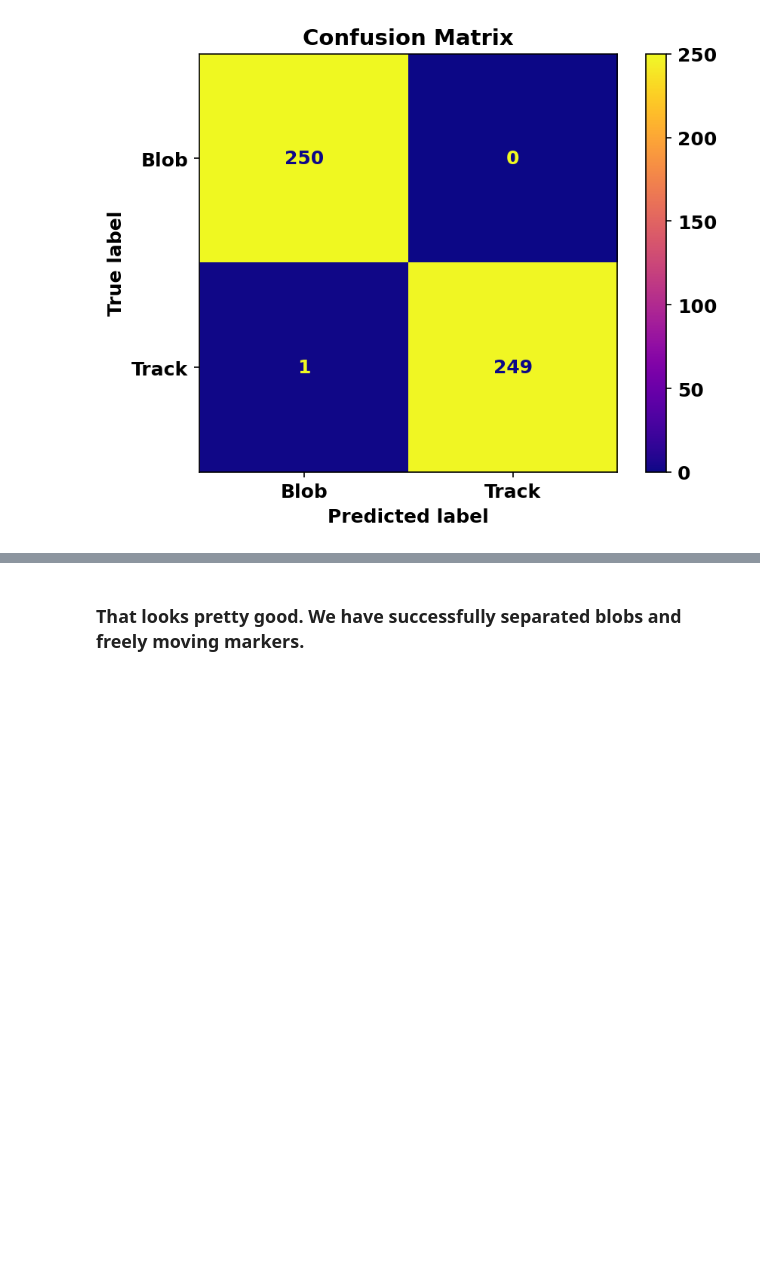
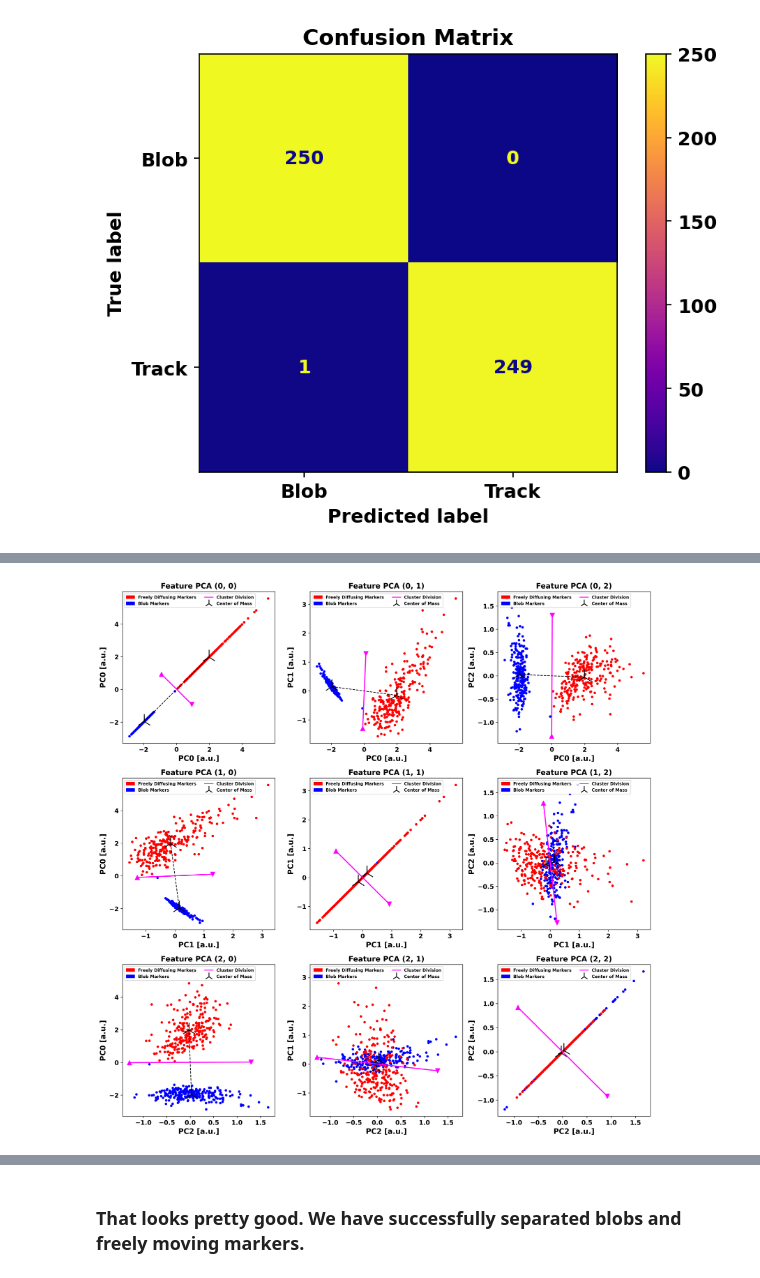
Before and after one commit to Eggeling-Lab-Microscope-Software/blob-B-gone, a Jupyter notebook: BlobBGone_Example.ipynb, the cells around one changed output, grey strips where cells are left out. Cells and saved outputs as stored; diff of their text form; code cells hidden in the pictures; blank space fills up the shorter version.

```diff
--- a/BlobBGone_Example.ipynb
+++ b/BlobBGone_Example.ipynb
@@ -250,3 +254,59 @@ plt.legend(handles=[red_patch, blue_patch, Division, CoM], fontsize = 8, loc = '
+# %%
+## Feature PCA 3 Components ##
+# If we wish to further disect the features, we can use the PCA algorithm to reduce the dimensionality to only 3 components
+# We thus gain a bit mroe insight into the features and how they are clustered, however, we have to keep in mind that the original feature space has only 5 dimensions
+# Thus, we embrace more variance as compared to the reduction to 2 components.
+
+import matplotlib.pyplot as plt
+from sklearn.decomposition import PCA
+import matplotlib.patches as mpatches
+import matplotlib.lines as mlines
+from blobBgone.utils import Helper
+
+plt.style.use('default')
+
+font = {'family' : 'DejaVu Sans',
+        'weight' : 'bold',
+        'size'   : 12}
+
+plt.rc('font', **font)
+
+n_components = 3
+
+fig, axs = plt.subplots(n_components, n_components, figsize=(18,18), dpi = 300)
+plt.subplots_adjust(wspace=0.23, hspace=0.23)
+
+pca = PCA(n_components=n_components)
+trans= pca.fit_transform(features)
+
+for i in range(n_components):
+    for j in range(n_components):
+        cluster_1_mean = np.array([np.mean(trans[fit_predict_FH == 0], axis = 0)[i], np.mean(trans[fit_predict_FH == 0], axis = 0)[j]])
+        cluster_2_mean = np.array([np.mean(trans[fit_predict_FH == 1], axis = 0)[i], np.mean(trans[fit_predict_FH == 1], axis = 0)[j]])
+        P1,P2 = Helper.generate_perpendicular_vector(cluster_1_mean, cluster_2_mean, scale = 1.3, direction = 'center')
+
+        axs[i,j].scatter(trans[:,i][fit_predict_FH == 0], trans[:,j][fit_predict_FH == 0], c = 'blue', s = 14)
+        axs[i,j].scatter(trans[:,i][fit_predict_FH == 1], trans[:,j][fit_predict_FH == 1], c = 'red', s = 14)
+        axs[i,j].scatter(cluster_1_mean[0], cluster_1_mean[1], c = 'black', s = 800, marker = '2', label = 'Center of Mass')
+        axs[i,j].scatter(cluster_2_mean[0], cluster_2_mean[1], c = 'black', s = 800, marker = '2')
+        axs[i,j].plot([cluster_1_mean[0], cluster_2_mean[0]], [cluster_1_mean[1], cluster_2_mean[1]], '--', c = 'black', linewidth = 1.25)
+        axs[i,j].plot([P1.x, P2.x], [P1.y,P2.y], '-', c = 'magenta', linewidth = 2)
+        axs[i,j].scatter([P1.x], [P1.y], c = 'magenta', s = 75, marker = 'v')
+        axs[i,j].scatter([P2.x], [P2.y], c = 'magenta', s = 75, marker = '^')
+
+        axs[i,j].set_xlabel(f'PC{i} [a.u.]', fontsize = 14, fontweight = 'bold')
+        axs[i,j].set_ylabel(f'PC{j} [a.u.]', fontsize = 14, fontweight = 'bold')
+        axs[i,j].set_title(f'Feature PCA {i,j}', fontsize = 14, fontweight = 'bold')
+
+        red_patch = mpatches.Patch(color='red', label='Freely Diffusing Markers')
+        blue_patch = mpatches.Patch(color='blue', label='Blob Markers')
+        Division = mlines.Line2D([P1.x, P2.x], [P1.y,P2.y],  linestyle = '-',c = 'magenta', label = 'Cluster Division')
+        CoM =  axs[i,j].scatter(cluster_1_mean[0], cluster_1_mean[1], c = 'black', s = 250, marker = '2', label = 'Center of Mass')
+
+
+        axs[i,j].legend(handles=[red_patch, blue_patch, Division, CoM], fontsize = 8, loc = 'upper left', ncol= 2)
+# %% [output]
+[figure, added]
 # %%
 import matplotlib.pyplot as plt
 import matplotlib.patches as mpatches
```
Also changed, not shown: parts of 6 cells of this notebook, 39 other files.
